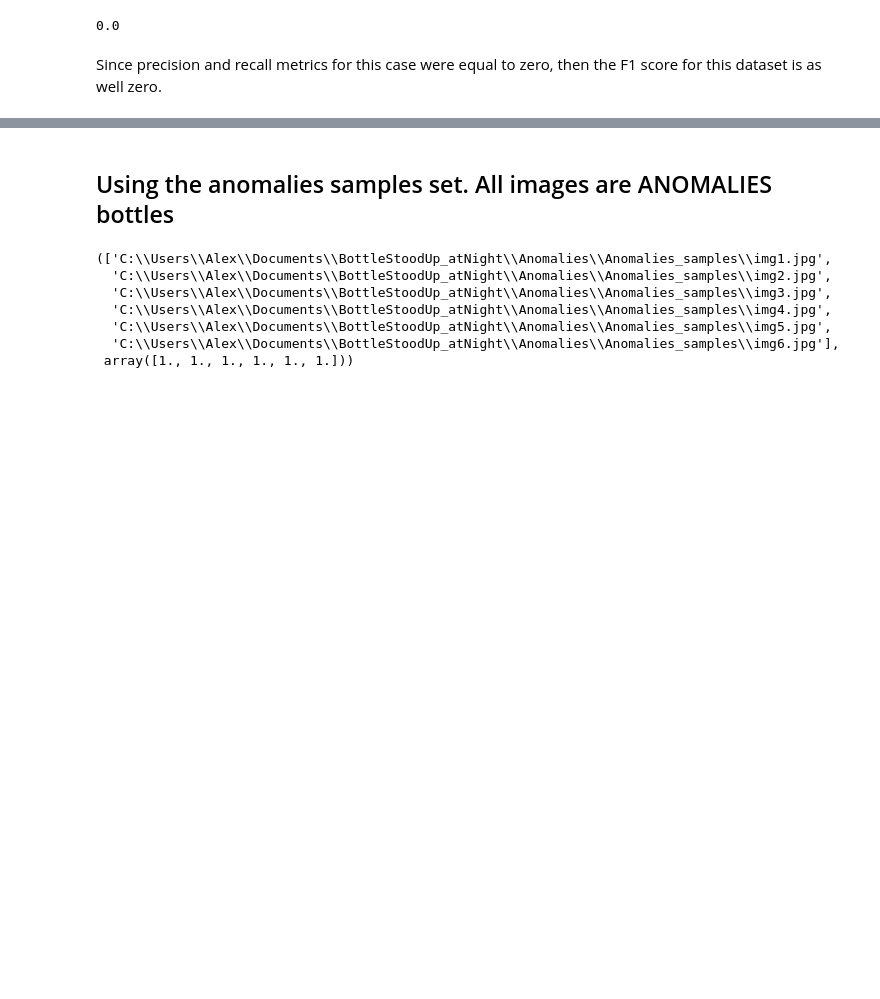
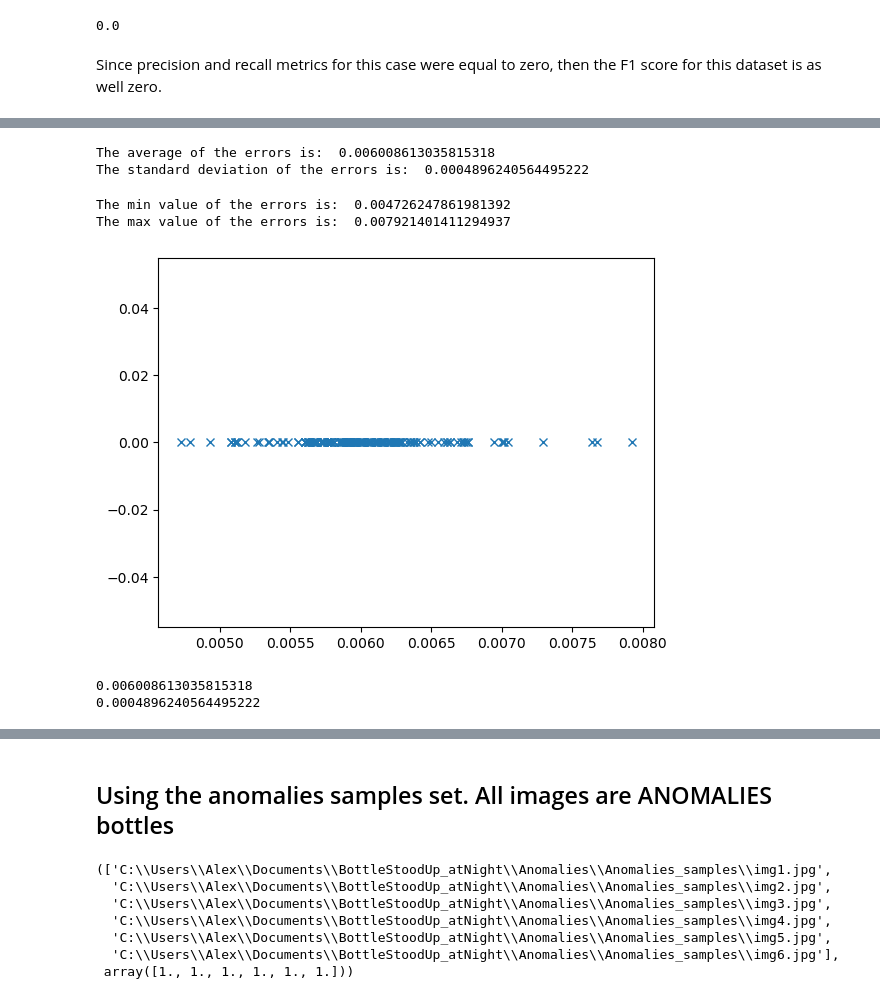
Before and after one commit to AlexCC93/BottlesAnomalies_TFM, a Jupyter notebook: TFM_Autoencoder/InWorkLaptop.ipynb, the cells around one changed output, grey strips where cells are left out. Cells and saved outputs as stored; diff of their text form; code cells hidden in the pictures; blank space fills up the shorter version.

```diff
--- a/TFM_Autoencoder/InWorkLaptop.ipynb
+++ b/TFM_Autoencoder/InWorkLaptop.ipynb
@@ -1282,0 +1310,5 @@ Let's see why it was zero, both of them precisoin and recall metrics!@!!!!!
+# %%
+prediction_probs = []
+for i in range(len(positive_file_paths)-1):
+    model_prediction = outpoutput_errorut_prob(positive_samples[0][i])
+    prediction_probs.append(model_prediction)
@@ -1282,0 +1334,30 @@ Let's see why it was zero, both of them precisoin and recall metrics!@!!!!!
+# %%
+average_recon_error = np.mean(np.array(prediction_probs))
+stdev_recon_error = np.std(np.array(prediction_probs))
+print("The average of the errors is: ", average_recon_error)
+print("The standard deviation of the errors is: ", stdev_recon_error)
+# %% [output]
+The average of the errors is:  0.006008613035815318
+The standard deviation of the errors is:  0.0004896240564495222
+# %%
+min_prob = np.min(prediction_probs)
+max_prob = np.max(prediction_probs)
+print("The min value of the errors is: ", min_prob)
+print("The max value of the errors is: ", max_prob)
+# %% [output]
+The min value of the errors is:  0.004726247861981392
+The max value of the errors is:  0.007921401411294937
+# %%
+
+val = 0. # this is the value where you want the data to appear on the y-axis.
+ar = prediction_probs
+plt.plot(ar, np.zeros_like(ar) + val, 'x')
+plt.show()
+# %% [output]
+[figure, added]
+# %%
+print(average_recon_error)
+print(stdev_recon_error)
+# %% [output]
+0.006008613035815318
+0.0004896240564495222
```
Also changed, not shown: parts of 16 cells of this notebook.
